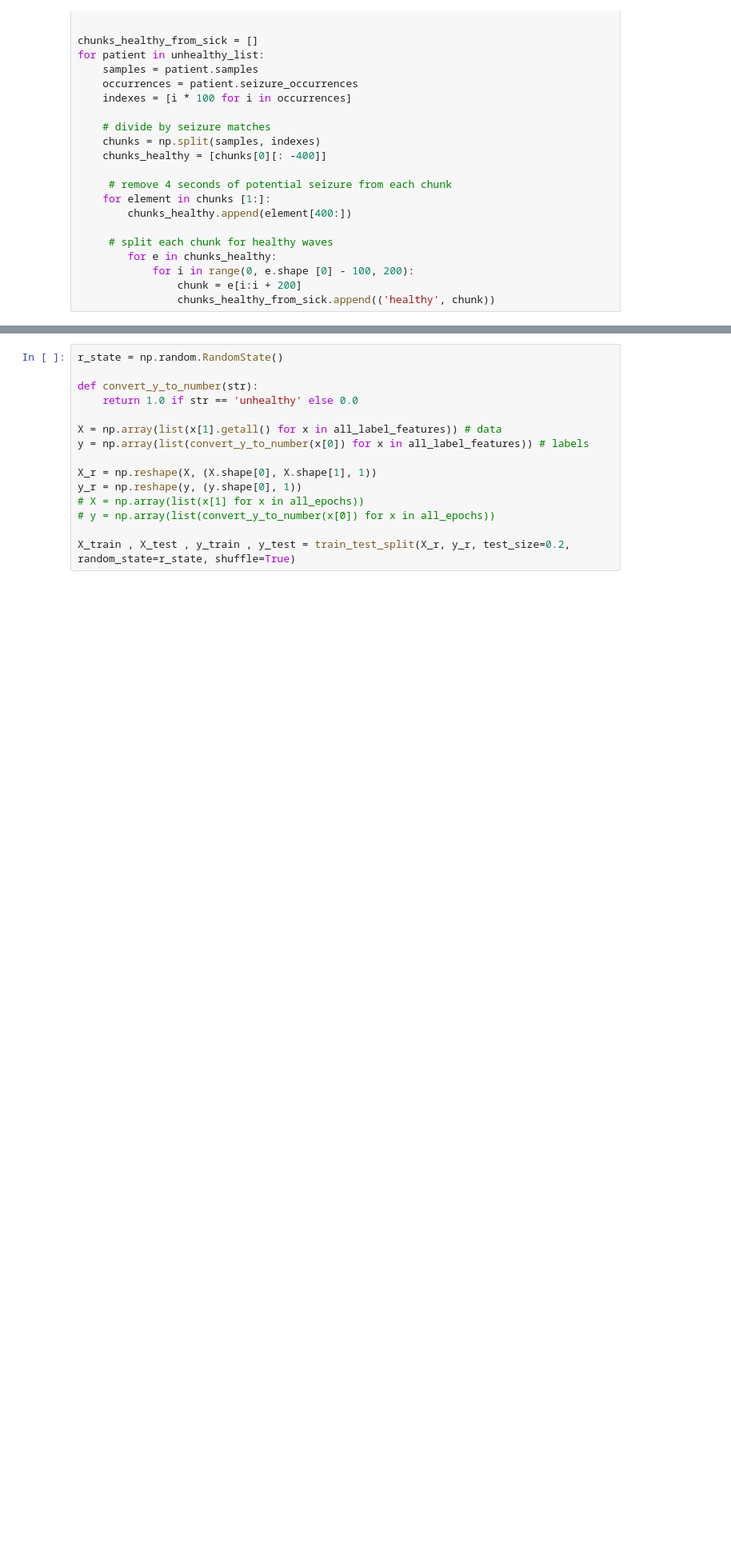
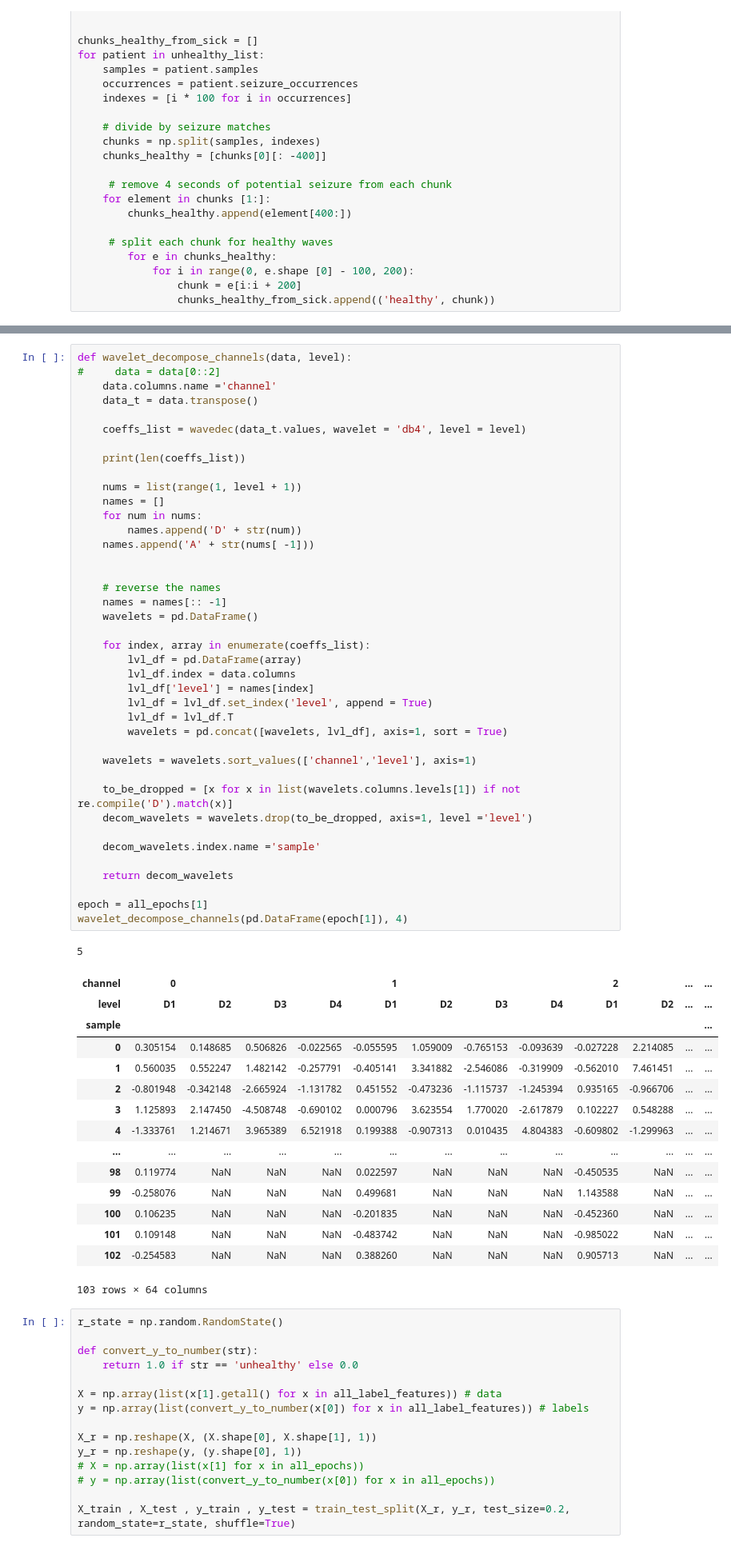
Before and after one commit to dom-zawrotny/dom-zawrotny, a Jupyter notebook: pracaMagisterska.ipynb, the cells around one changed output, grey strips where cells are left out. Shown at 80% size. Saved outputs shown, nothing was run; the diff lists cells and outputs as text; blank space fills up the shorter version.

```diff
--- a/pracaMagisterska.ipynb
+++ b/pracaMagisterska.ipynb
@@ -273,5 +273,62 @@ for epoch in all_epochs:
     features = get_features(wavelet)
     all_label_features.append((epoch[0], features))
+# %%
+def wavelet_decompose_channels(data, level):
+#     data = data[0::2]
+    data.columns.name ='channel'
+    data_t = data.transpose()
+
+    coeffs_list = wavedec(data_t.values, wavelet = 'db4', level = level)
+
+    print(len(coeffs_list))
+
+    nums = list(range(1, level + 1))
+    names = []
+    for num in nums:
+        names.append('D' + str(num))
+    names.append('A' + str(nums[ -1]))
+
+
+    # reverse the names
+    names = names[:: -1]
+    wavelets = pd.DataFrame()
+
+    for index, array in enumerate(coeffs_list):
+        lvl_df = pd.DataFrame(array)
+        lvl_df.index = data.columns
+        lvl_df['level'] = names[index]
+        lvl_df = lvl_df.set_index('level', append = True)
+        lvl_df = lvl_df.T
+        wavelets = pd.concat([wavelets, lvl_df], axis=1, sort = True)
+
+    wavelets = wavelets.sort_values(['channel','level'], axis=1)
+
+    to_be_dropped = [x for x in list(wavelets.columns.levels[1]) if not re.compile('D').match(x)]
+    decom_wavelets = wavelets.drop(to_be_dropped, axis=1, level ='level')
+
+    decom_wavelets.index.name ='sample'
+
+    return decom_wavelets
+
+epoch = all_epochs[1]
+wavelet_decompose_channels(pd.DataFrame(epoch[1]), 4)
+# %% [output]
+5
+| channel | 0 |  |  |  | 1 |  |  |  | 2 |  | ... | ... |
+| level | D1 | D2 | D3 | D4 | D1 | D2 | D3 | D4 | D1 | D2 | ... | ... |
+| sample |  |  |  |  |  |  |  |  |  |  |  | ... |
+| 0 | 0.305154 | 0.148685 | 0.506826 | -0.022565 | -0.055595 | 1.059009 | -0.765153 | -0.093639 | -0.027228 | 2.214085 | ... | ... |
+| 1 | 0.560035 | 0.552247 | 1.482142 | -0.257791 | -0.405141 | 3.341882 | -2.546086 | -0.319909 | -0.562010 | 7.461451 | ... | ... |
+| 2 | -0.801948 | -0.342148 | -2.665924 | -1.131782 | 0.451552 | -0.473236 | -1.115737 | -1.245394 | 0.935165 | -0.966706 | ... | ... |
+| 3 | 1.125893 | 2.147450 | -4.508748 | -0.690102 | 0.000796 | 3.623554 | 1.770020 | -2.617879 | 0.102227 | 0.548288 | ... | ... |
+| 4 | -1.333761 | 1.214671 | 3.965389 | 6.521918 | 0.199388 | -0.907313 | 0.010435 | 4.804383 | -0.609802 | -1.299963 | ... | ... |
+| ... | ... | ... | ... | ... | ... | ... | ... | ... | ... | ... | ... | ... |
+| 98 | 0.119774 | NaN | NaN | NaN | 0.022597 | NaN | NaN | NaN | -0.450535 | NaN | ... | ... |
+| 99 | -0.258076 | NaN | NaN | NaN | 0.499681 | NaN | NaN | NaN | 1.143588 | NaN | ... | ... |
+| 100 | 0.106235 | NaN | NaN | NaN | -0.201835 | NaN | NaN | NaN | -0.452360 | NaN | ... | ... |
+| 101 | 0.109148 | NaN | NaN | NaN | -0.483742 | NaN | NaN | NaN | -0.985022 | NaN | ... | ... |
+| 102 | -0.254583 | NaN | NaN | NaN | 0.388260 | NaN | NaN | NaN | 0.905713 | NaN | ... | ... |
+103 rows × 64 columns
 # %%
 r_state = np.random.RandomState()
 
```
Also changed, not shown: parts of 18 cells of this notebook, 1 other file.
